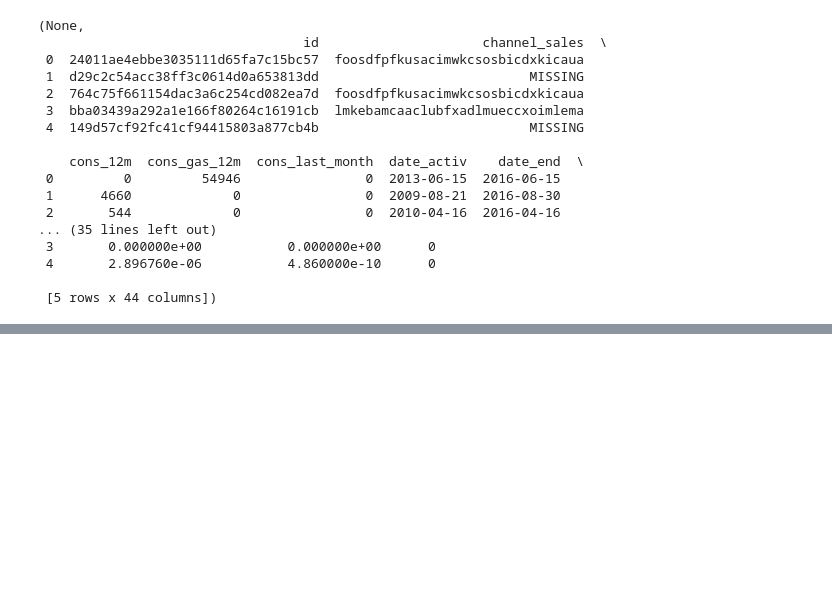
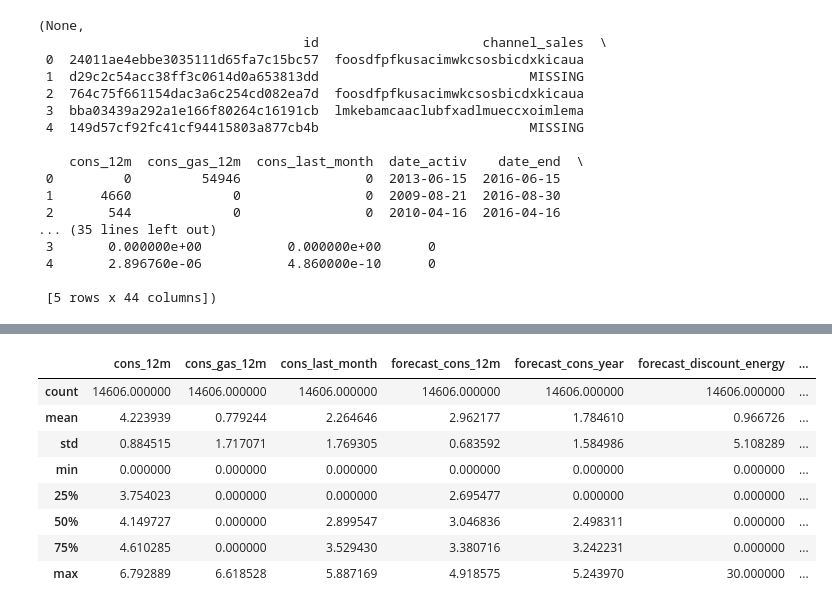
Before and after one commit to tripathi-ayushi/powerco-churn-analysis, a Jupyter notebook: notebooks/mkdir_data/powerco_transformed_features.ipynb, the cells around one changed output, grey strips where cells are left out. Saved outputs shown, nothing was run; the diff lists cells and outputs as text; code cells hidden in the pictures; blank space fills up the shorter version.

```diff
--- a/notebooks/mkdir_data/powerco_transformed_features.ipynb
+++ b/notebooks/mkdir_data/powerco_transformed_features.ipynb
@@ -325,0 +201,12 @@ weighted avg       0.84      0.84      0.84      2922
+# %%
+df[skewed].describe()
+# %% [output]
+|  | cons_12m | cons_gas_12m | cons_last_month | forecast_cons_12m | forecast_cons_year | forecast_discount_energy | ... |
+| count | 14606.000000 | 14606.000000 | 14606.000000 | 14606.000000 | 14606.000000 | 14606.000000 | ... |
+| mean | 4.223939 | 0.779244 | 2.264646 | 2.962177 | 1.784610 | 0.966726 | ... |
+| std | 0.884515 | 1.717071 | 1.769305 | 0.683592 | 1.584986 | 5.108289 | ... |
+| min | 0.000000 | 0.000000 | 0.000000 | 0.000000 | 0.000000 | 0.000000 | ... |
+| 25% | 3.754023 | 0.000000 | 0.000000 | 2.695477 | 0.000000 | 0.000000 | ... |
+| 50% | 4.149727 | 0.000000 | 2.899547 | 3.046836 | 2.498311 | 0.000000 | ... |
+| 75% | 4.610285 | 0.000000 | 3.529430 | 3.380716 | 3.242231 | 0.000000 | ... |
+| max | 6.792889 | 6.618528 | 5.887169 | 4.918575 | 5.243970 | 30.000000 | ... |
```
Also changed, not shown: parts of 31 cells of this notebook.
